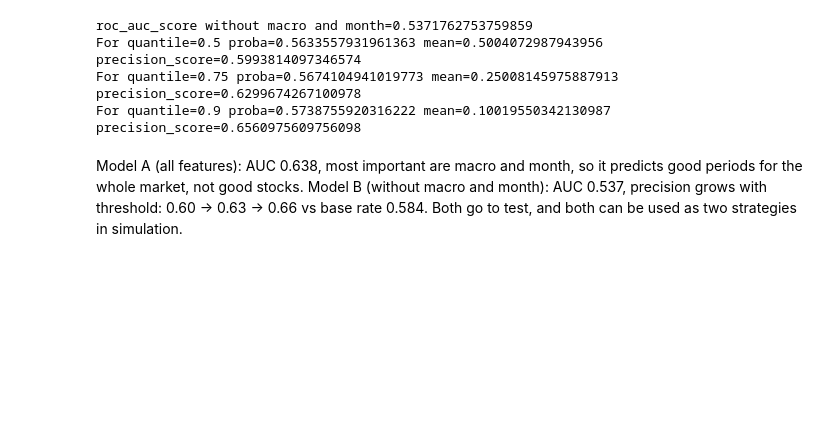
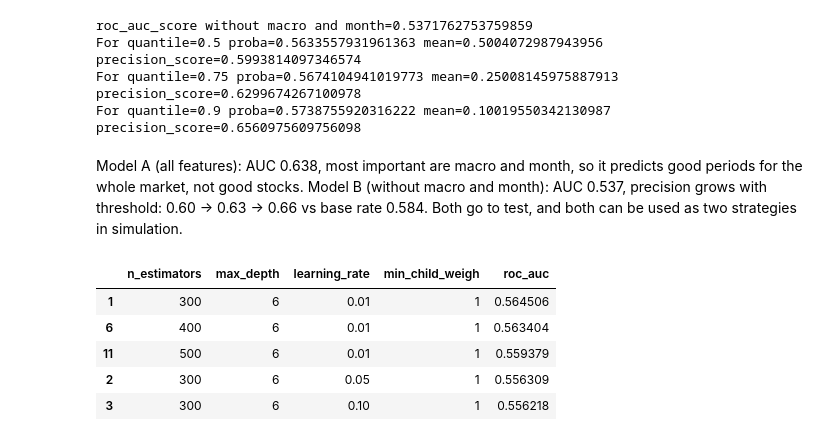
Before and after one commit to SunnyFoxxy/greek_stocks_ml_trading, a Jupyter notebook: notebooks/04_model.ipynb, the cells around one changed output. Cells and saved outputs as stored; diff of their text form; code cells hidden in the pictures; blank space fills up the shorter version.

Commit message:
Notebook 04. xgboost

```diff
--- a/notebooks/04_model.ipynb
+++ b/notebooks/04_model.ipynb
@@ -35,6 +39,9 @@ def temporal_split_with_gap(df, min_date, max_date, gap_size=0, train_prop=0.7,
     df.loc[mask, 'split'] = 'validation'
     mask = (df['date'] > val_end)
     df.loc[mask, 'split'] = 'test'
+    #last 30 days papers
+    mask = ((df['is_positive_growth_30d_future'].isna()) & (df['split'] == 'test'))
+    df.loc[mask, 'split'] = 'latest'
 
     return df
 # %% [markdown]
@@ -266,3 +274,32 @@ For quantile=0.75 proba=0.5674104941019773 mean=0.25008145975887913 precision_sc
 For quantile=0.9 proba=0.5738755920316222 mean=0.10019550342130987 precision_score=0.6560975609756098
 # %% [markdown]
 Model A (all features): AUC 0.638, most important are macro and month, so it predicts good periods for the whole market, not good stocks. Model B (without macro and month): AUC 0.537, precision grows with threshold: 0.60 → 0.63 → 0.66 vs base rate 0.584. Both go to test, and both can be used as two strategies in simulation.
+# %%
+def evaluate_xgboost(features_list, n_estimators, learning_rate=0.3, max_depth=6, min_child_weight=1):
+    xgb = XGBClassifier(n_estimators=n_estimators,
+                        learning_rate=learning_rate,
+                        max_depth=max_depth,
+                        min_child_weight=min_child_weight,
+                        eval_metric='auc',
+                        n_jobs=-1,
+                        random_state=42)
+    xgb.fit(X_train[features_list], y_train.astype(int))
+    y_pred = xgb.predict_proba(X_val[features_list])[:, 1]
+    return {'n_estimators': n_estimators, 'max_depth': max_depth, 'learning_rate': learning_rate,
+            'min_child_weigh': min_child_weight, 'roc_auc': roc_auc_score(y_val, y_pred)}
+# %%
+n_estimators_set = [300, 400, 500]
+learning_rate_set = [0.001, 0.01, 0.05, 0.1, 0.3]
+features_list = NUMERICAL + DUMMIES
+
+results = [evaluate_xgboost(features_list, n, rate)
+           for n, rate in product(n_estimators_set, learning_rate_set)]
+df_results = pd.DataFrame(results).sort_values('roc_auc', ascending=False)
+df_results.head()
+# %% [output]
+|  | n_estimators | max_depth | learning_rate | min_child_weigh | roc_auc |
+| 1 | 300 | 6 | 0.01 | 1 | 0.564506 |
+| 6 | 400 | 6 | 0.01 | 1 | 0.563404 |
+| 11 | 500 | 6 | 0.01 | 1 | 0.559379 |
+| 2 | 300 | 6 | 0.05 | 1 | 0.556309 |
+| 3 | 300 | 6 | 0.10 | 1 | 0.556218 |
```
Also changed, not shown: parts of 12 cells of this notebook.
